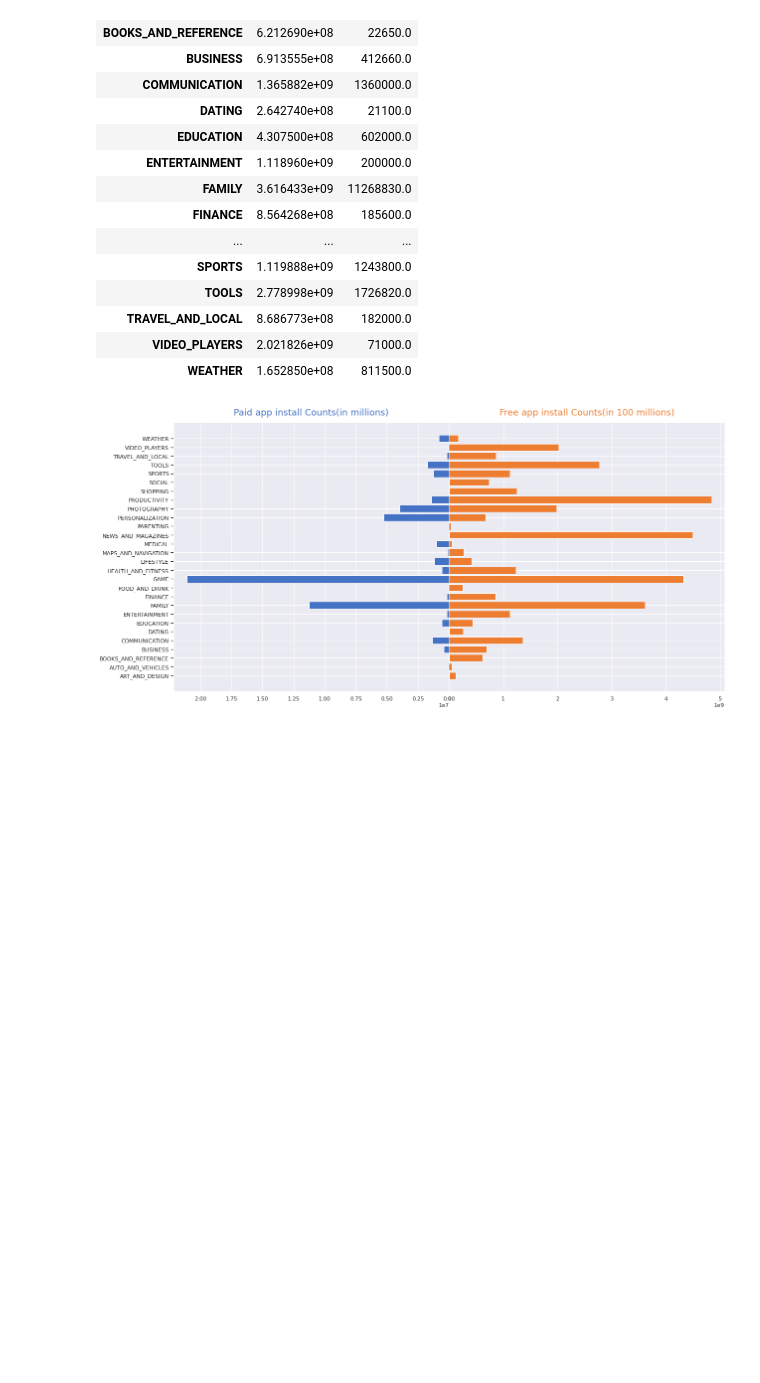
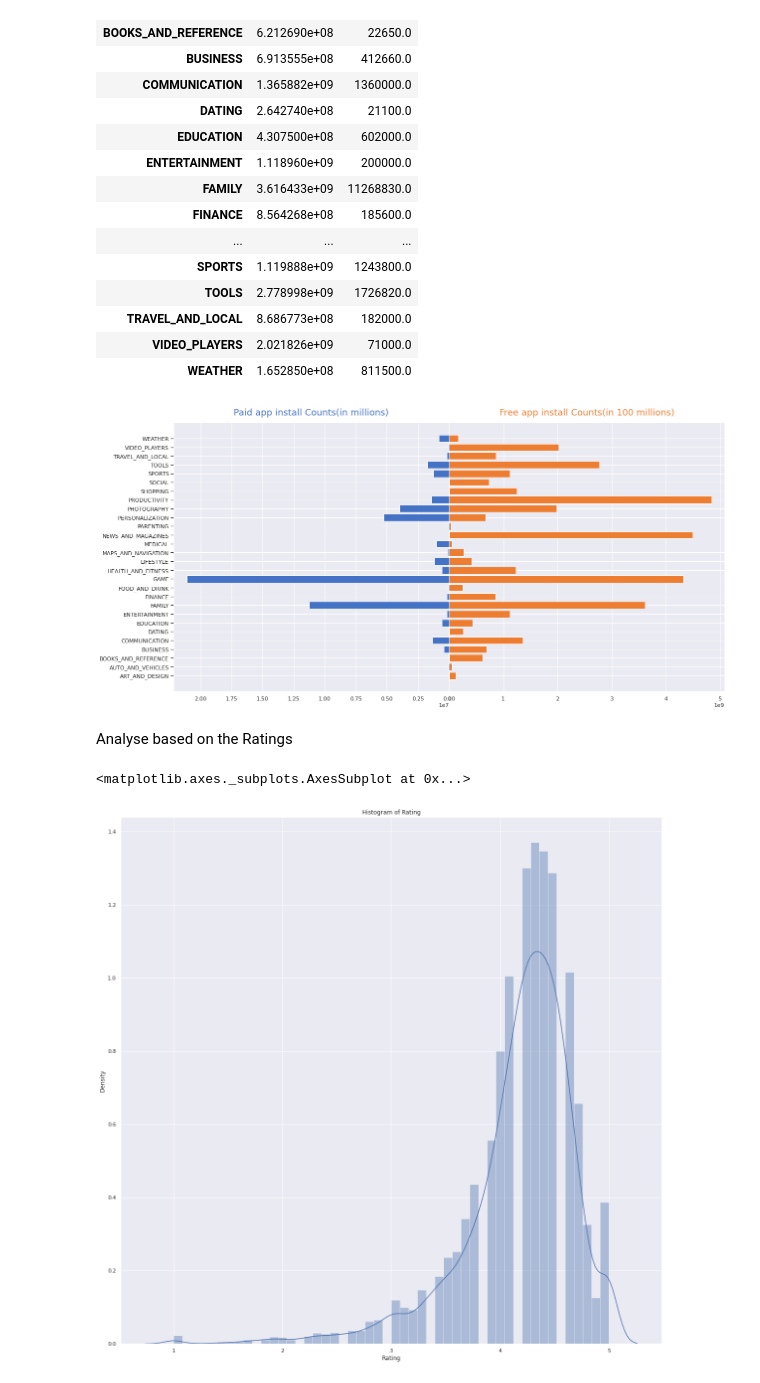
Before and after one commit to DeepakSingh1992/EDA-PROJECT, a Jupyter notebook: Deepak_Singh_EDA_of_Play_Store_App_Review_Analysis_Capstone_Project.ipynb, the cells around one changed output. Saved outputs shown, nothing was run; the diff lists cells and outputs as text; code cells hidden in the pictures; blank space fills up the shorter version.

```diff
--- a/Deepak_Singh_EDA_of_Play_Store_App_Review_Analysis_Capstone_Project.ipynb
+++ b/Deepak_Singh_EDA_of_Play_Store_App_Review_Analysis_Capstone_Project.ipynb
@@ -786,3 +786,14 @@ axes[0].yaxis.tick_left()
 plt.subplots_adjust(wspace=0, top=0.85, bottom=0.1, left=0.18, right=0.95)
 # %% [output]
 [figure]
+# %% [markdown]
+Analyse based on the Ratings
+# %%
+#Ploting the histogram Rating
+rating_df = df[~df['Rating'].isna()]['Rating']
+
+plt.title('Histogram of Rating')
+sns.distplot(rating_df, hist=True)
+# %% [output]
+<matplotlib.axes._subplots.AxesSubplot at 0x...>
+[figure, added]
```
Also changed, not shown: parts of 18 cells of this notebook.
